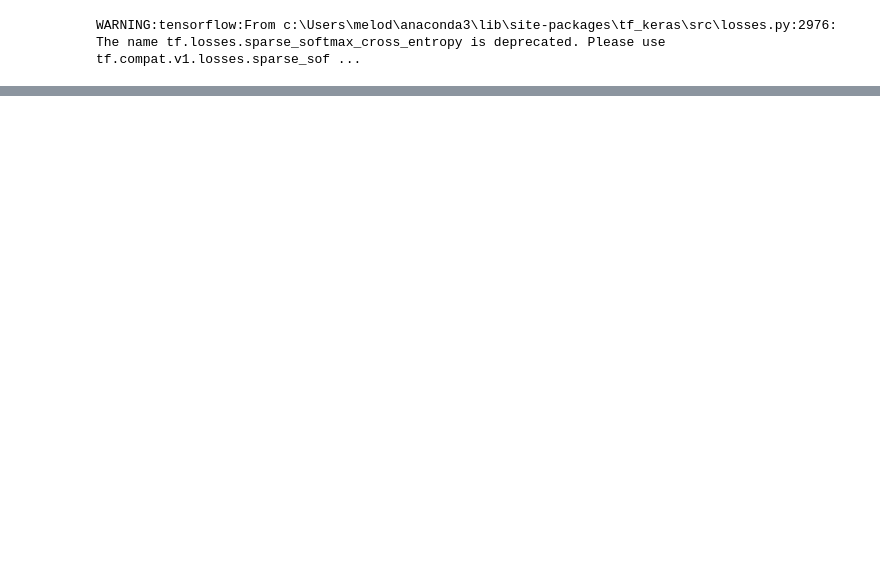
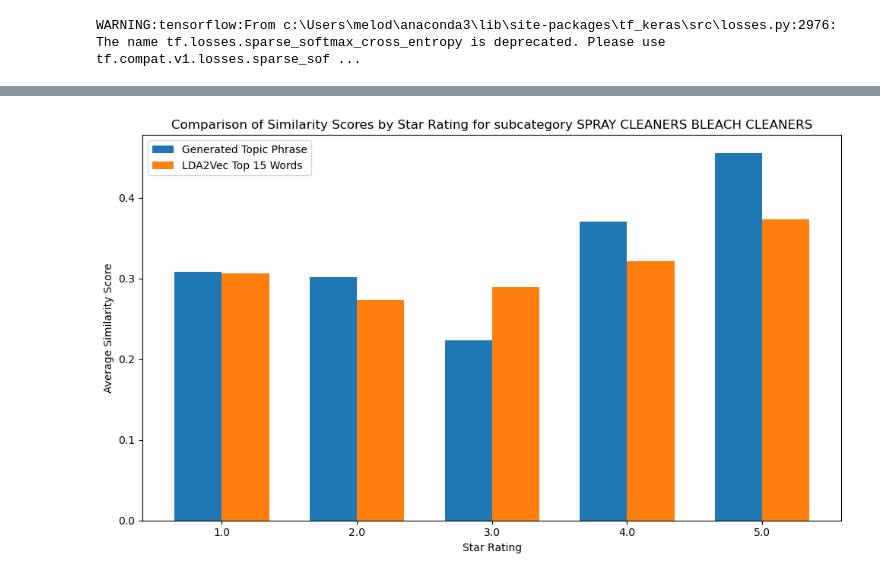
Before and after one commit to jluo3364/BTT-Clorox-Company, a Jupyter notebook: TopicModel/lda2vec_test.ipynb, the cells around one changed output, grey strips where cells are left out. Cells and saved outputs as stored; diff of their text form; code cells hidden in the pictures; blank space fills up the shorter version.

Commit message:
reorganizing some files, update TopicModel to calculate topic words similarity

```diff
--- a/TopicModel/lda2vec_test.ipynb
+++ b/TopicModel/lda2vec_test.ipynb
@@ -35,0 +135,28 @@ Finished creating LDA2Vec model for subcategory WOOD/FURNITURE/DUST in 2.55 seco
+# %%
+sub_df = result_df[result_df['subcategory']=='SPRAY CLEANERS BLEACH CLEANERS'] # Calculate the average similarity scores by star rating
+avg_scores = sub_df.groupby('star_rating')[['lda2vec_similarity_score', 'lda2vec_words_similarity_score']].mean()
+
+# Plotting the side-by-side bar chart
+fig, ax = plt.subplots(figsize=(10, 6))
+
+# Set the width of each bar
+bar_width = 0.35
+star_ratings = avg_scores.index
+x = range(len(star_ratings))
+
+# Plot each similarity score as bars side by side
+ax.bar(x, avg_scores['lda2vec_similarity_score'], width=bar_width, label='Generated Topic Phrase')
+ax.bar([i + bar_width for i in x], avg_scores['lda2vec_words_similarity_score'], width=bar_width, label='LDA2Vec Top 15 Words')
+
+# Set the x-axis labels and chart labels
+ax.set_xlabel('Star Rating')
+ax.set_ylabel('Average Similarity Score')
+ax.set_title('Comparison of Similarity Scores by Star Rating for subcategory SPRAY CLEANERS BLEACH CLEANERS')
+ax.set_xticks([i + bar_width / 2 for i in x])
+ax.set_xticklabels(star_ratings)
+ax.legend()
+
+plt.tight_layout()
+plt.show()
+# %% [output]
+[figure, added]
```
Also changed, not shown: parts of 10 cells of this notebook, 3 other files.
